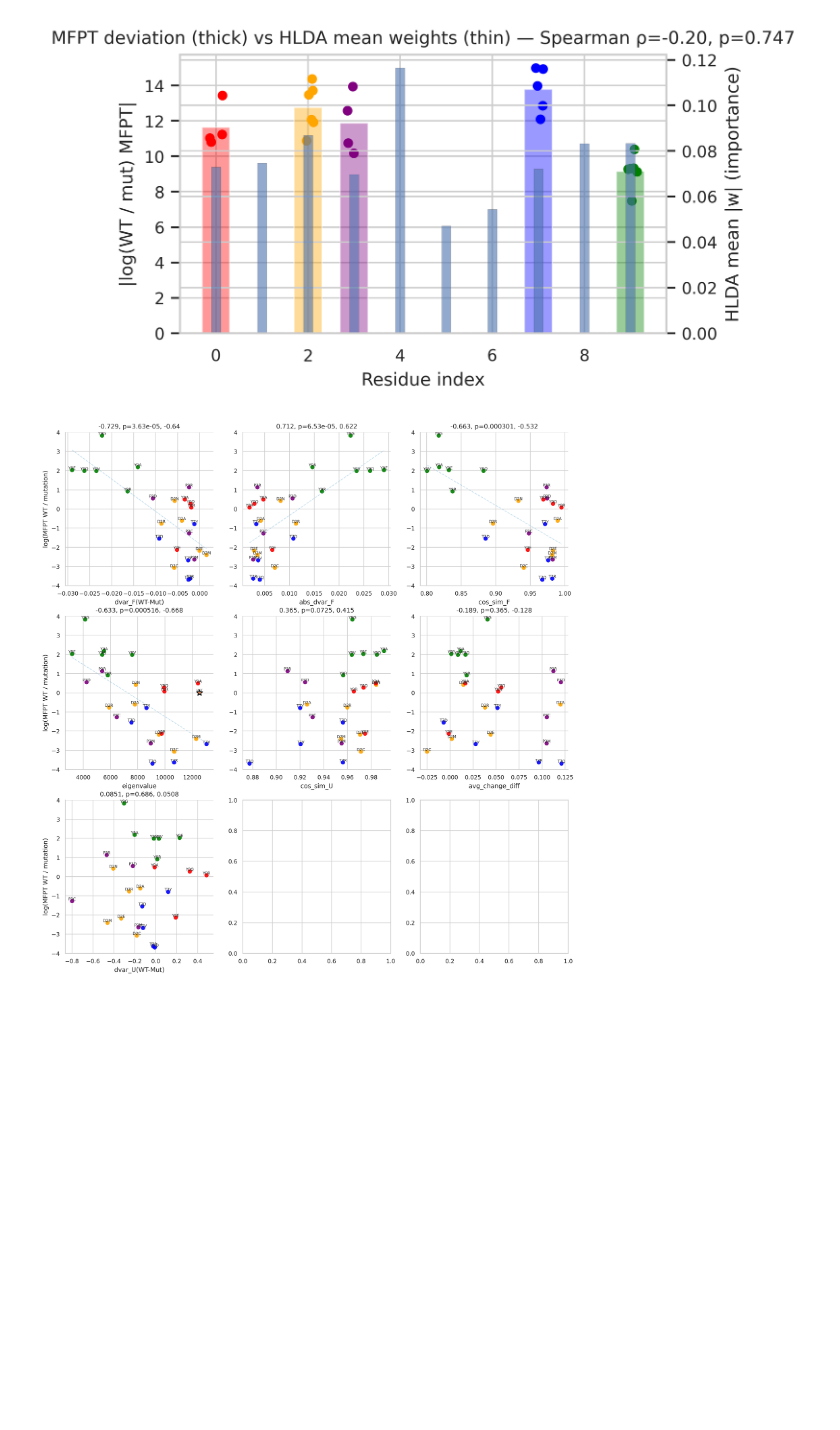
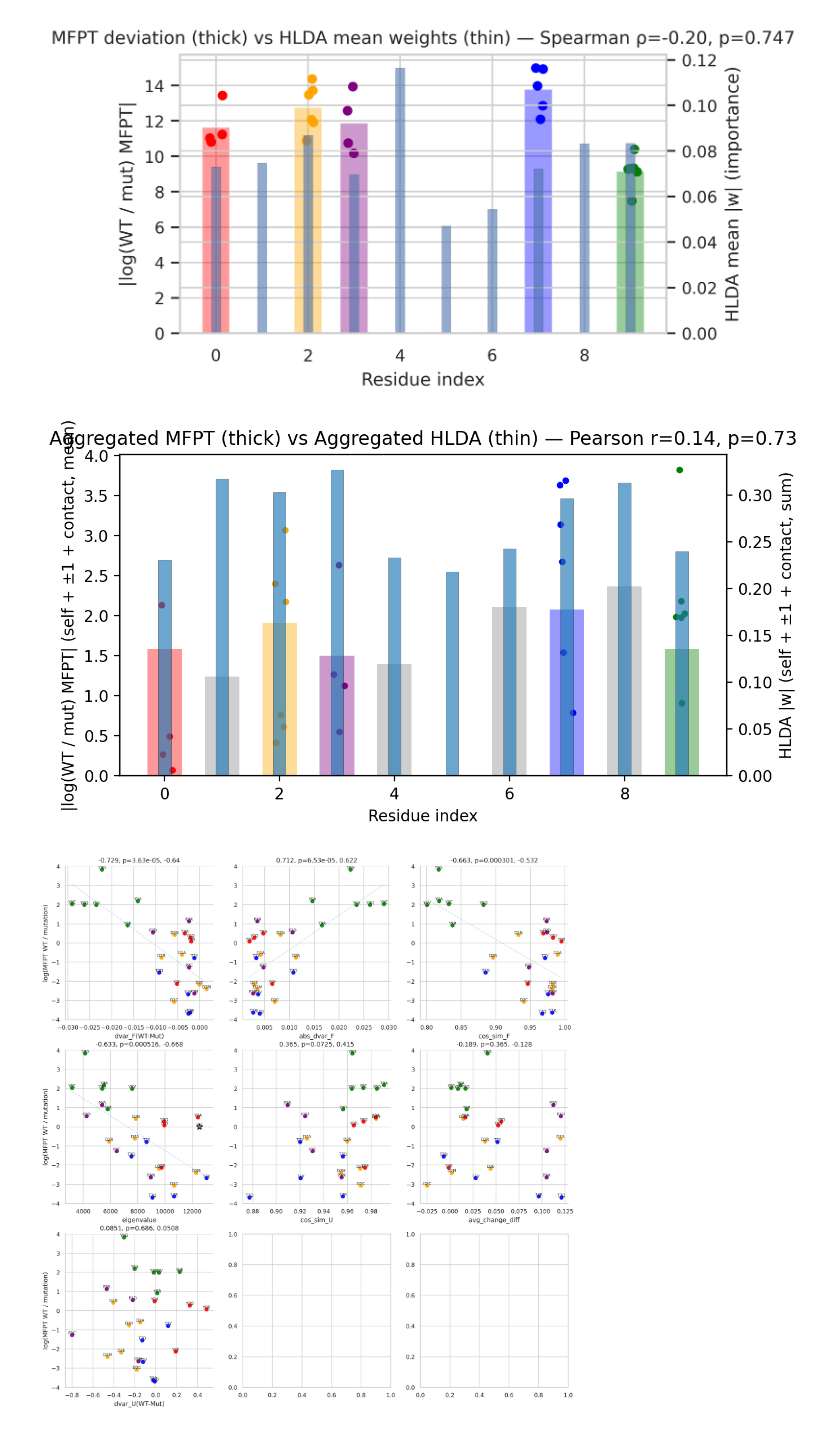
Before and after one commit to MendelsResearchGroup/guiding-peptide-kinetics, a Jupyter notebook: src/paper_plots.ipynb, the cells around one changed output. Saved outputs shown, nothing was run; the diff lists cells and outputs as text; code cells hidden in the pictures; blank space fills up the shorter version.

```diff
--- a/src/paper_plots.ipynb
+++ b/src/paper_plots.ipynb
@@ -199,6 +174,83 @@ fig.tight_layout()
 plt.show()
 # %% [output]
 [figure]
+# %%
+import numpy as np
+import matplotlib.pyplot as plt
+from scipy.stats import pearsonr
+import pickle
+from common.utils import collect_df
+from common.consts import res_colors
+
+with open("../data/mfpt-pace=25000.pkl", "rb") as f:
+    all_mfpt = pickle.load(f)
+
+thresholds = np.array(list(all_mfpt['chignolin'].keys()))
+df = collect_df(True, all_mfpt, thresholds[1])
+
+importance = {4:0.1165, 2:0.0868, 9:0.0834, 8:0.0833, 1:0.0747, 0:0.0730, 7:0.0720, 3:0.0697, 6:0.0544, 5:0.0471}
+contacts = {0:[9], 9:[0], 1:[8], 8:[1], 2:[7], 7:[2], 3:[6], 6:[3], 4:[], 5:[]}
+
+def color_for(i, default="#888"):
+    return res_colors.get(i, res_colors.get(str(i), default))
+
+def seq_neighbors(i, R=1, n=10):
+    return [j for j in range(n) if j != i and abs(j - i) <= R]
+
+# MFPT per-residue distances
+wt = float(df.loc['WT', 'mfpt'])
+dist_by_res = {}
+for i, g in df.groupby("residue_idx"):
+    i = int(i)
+    r = np.log(wt / g['mfpt'].to_numpy())
+    dist_by_res[i] = np.abs(r)
+
+# MFPT combined = self + ±1 + contact (mean of pooled distances)
+mfpt_combined = {}
+for i in range(10):
+    S = set([i]) | set(seq_neighbors(i, 1)) | set(contacts.get(i, []))
+    pools = [dist_by_res[j] for j in S if j in dist_by_res]
+    mfpt_combined[i] = float(np.mean(np.concatenate(pools))) if len(pools) else np.nan
+
+# HLDA combined = self + ±1 + contact (sum of weights)
+importance_combined = {}
+for i in range(10):
+    S = set([i]) | set(seq_neighbors(i, 1)) | set(contacts.get(i, []))
+    importance_combined[i] = float(sum(importance.get(j, 0.0) for j in S))
+
+residues = list(range(10))
+x = np.array([mfpt_combined.get(i, np.nan) for i in residues], float)
+y = np.array([importance_combined.get(i, np.nan) for i in residues], float)
+mask = np.isfinite(x) & np.isfinite(y)
+r, p = pearsonr(x[mask], y[mask]) if mask.sum() >= 3 else (np.nan, np.nan)
+
+fig, ax = plt.subplots(figsize=(6.8, 3.8), dpi=200)
+
+# thick bars: aggregated MFPT; jitter: raw MFPT distances for the center residue
+for i in residues:
+    v = mfpt_combined.get(i, np.nan)
+    if np.isfinite(v):
+        ax.bar(i, v, color=color_for(i), alpha=0.40, width=0.6)
+        if i in dist_by_res:
+            d = dist_by_res[i]
+            x_jitter = np.random.uniform(-0.15, 0.15, size=len(d))
+            ax.scatter(np.full(len(d), i) + x_jitter, d, color=color_for(i), s=18, zorder=3, linewidths=0)
+
+ax.axhline(0, color='red', linestyle='--', linewidth=1)
+ax.set_xlabel("Residue index")
+ax.set_ylabel("|log(WT / mut) MFPT| (self + ±1 + contact, mean)")
+
+ax2 = ax.twinx()
+ax2.bar(residues,
+        [importance_combined.get(i, np.nan) for i in residues],
+        width=0.22, alpha=0.65, edgecolor='k', linewidth=0.2)
+ax2.set_ylabel("HLDA |w| (self + ±1 + contact, sum)")
+
+ax.set_title(f"Aggregated MFPT (thick) vs Aggregated HLDA (thin) — Pearson r={r:.2f}, p={p:.2g}")
+fig.tight_layout()
+plt.show()
+# %% [output]
+[figure, added]
 # %%
 import numpy as np
 import pandas as pd
```
Also changed, not shown: parts of 4 cells of this notebook, 37 other files.
